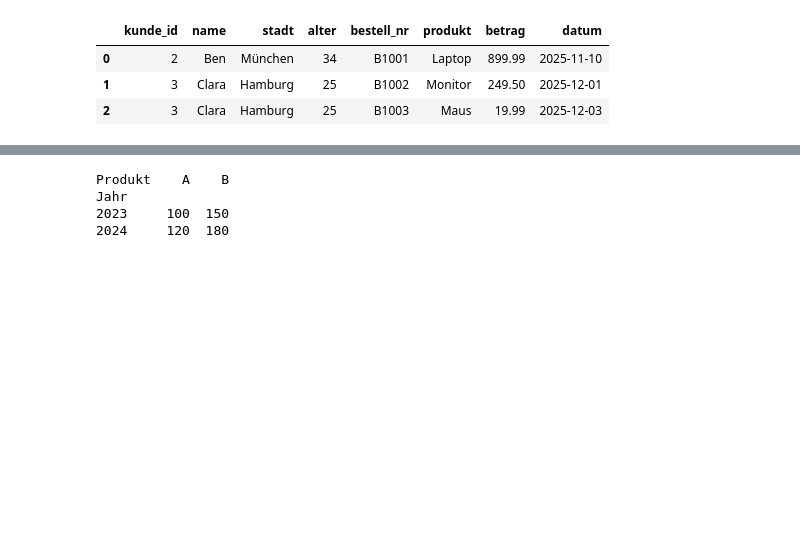
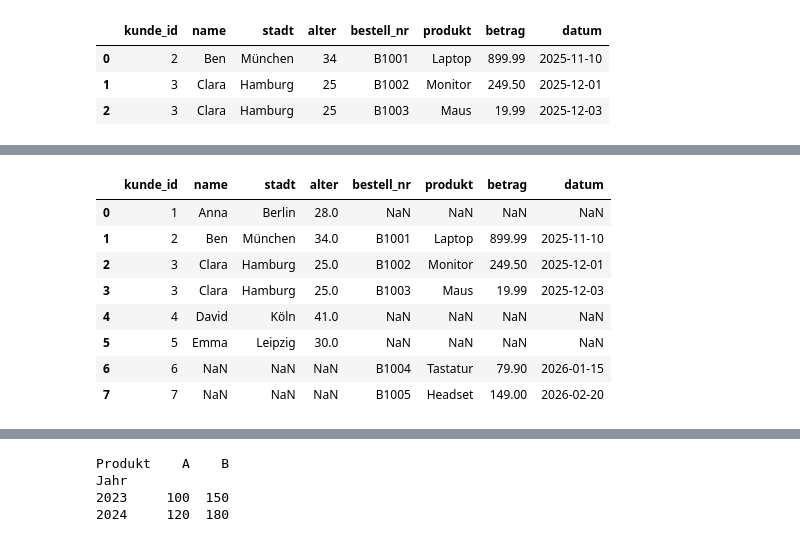
Before and after one commit to EikeSuemper/Meine-Lernreise-Aktuariat-QuantFinance, a Jupyter notebook: 01_Grundlagen/Python/Datenmanipulation_mit_pandas.ipynb, the cells around one changed output, grey strips where cells are left out. Drawn from its saved outputs; the diff is of its cells as text; code cells hidden in the pictures; blank space fills up the shorter version.

```diff
--- a/01_Grundlagen/Python/Datenmanipulation_mit_pandas.ipynb
+++ b/01_Grundlagen/Python/Datenmanipulation_mit_pandas.ipynb
@@ -553,0 +624,12 @@ pd.merge(df1, df2, how = "inner", on = "kunde_id")
+# %%
+pd.merge(df1, df2, how = "outer", on = "kunde_id")
+# %% [output]
+|  | kunde_id | name | stadt | alter | bestell_nr | produkt | betrag | datum |
+| 0 | 1 | Anna | Berlin | 28.0 | NaN | NaN | NaN | NaN |
+| 1 | 2 | Ben | München | 34.0 | B1001 | Laptop | 899.99 | 2025-11-10 |
+| 2 | 3 | Clara | Hamburg | 25.0 | B1002 | Monitor | 249.50 | 2025-12-01 |
+| 3 | 3 | Clara | Hamburg | 25.0 | B1003 | Maus | 19.99 | 2025-12-03 |
+| 4 | 4 | David | Köln | 41.0 | NaN | NaN | NaN | NaN |
+| 5 | 5 | Emma | Leipzig | 30.0 | NaN | NaN | NaN | NaN |
+| 6 | 6 | NaN | NaN | NaN | B1004 | Tastatur | 79.90 | 2026-01-15 |
+| 7 | 7 | NaN | NaN | NaN | B1005 | Headset | 149.00 | 2026-02-20 |
```
Also changed, not shown: parts of 12 cells of this notebook.
